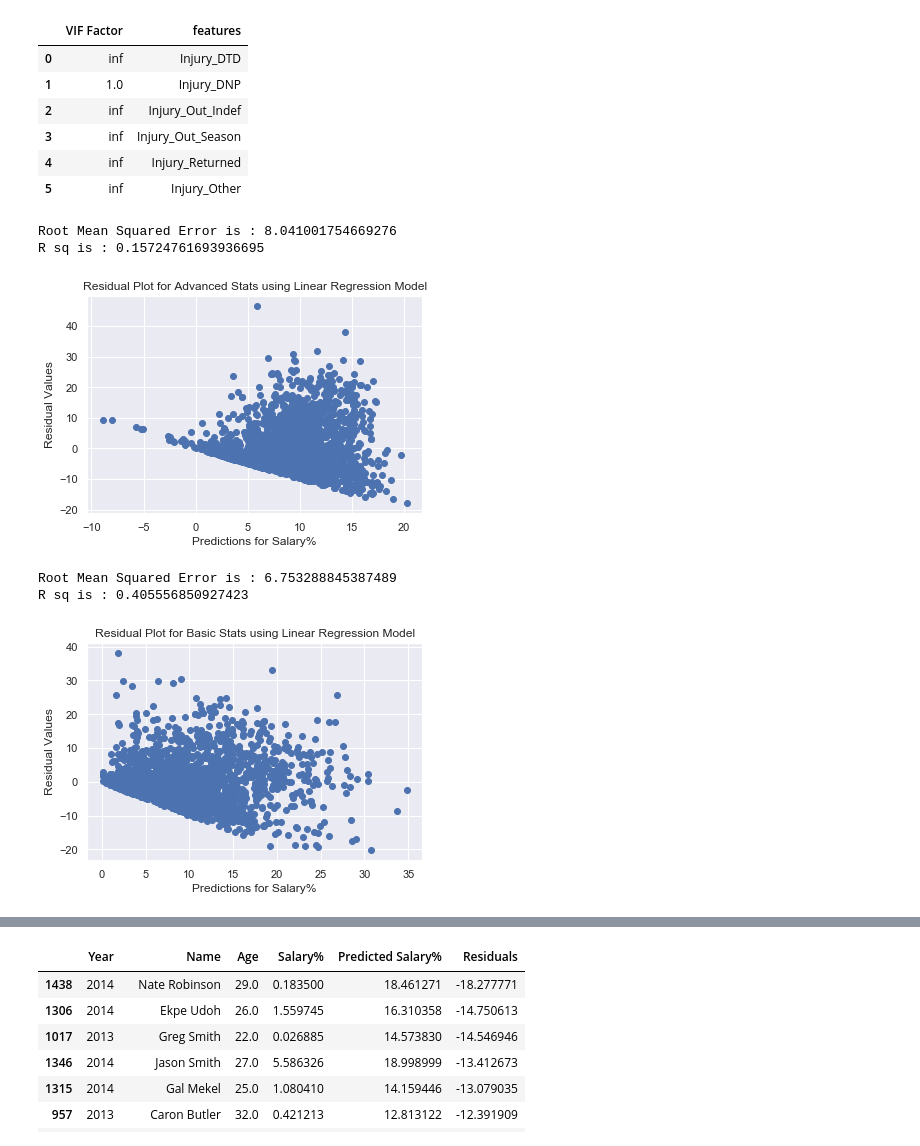
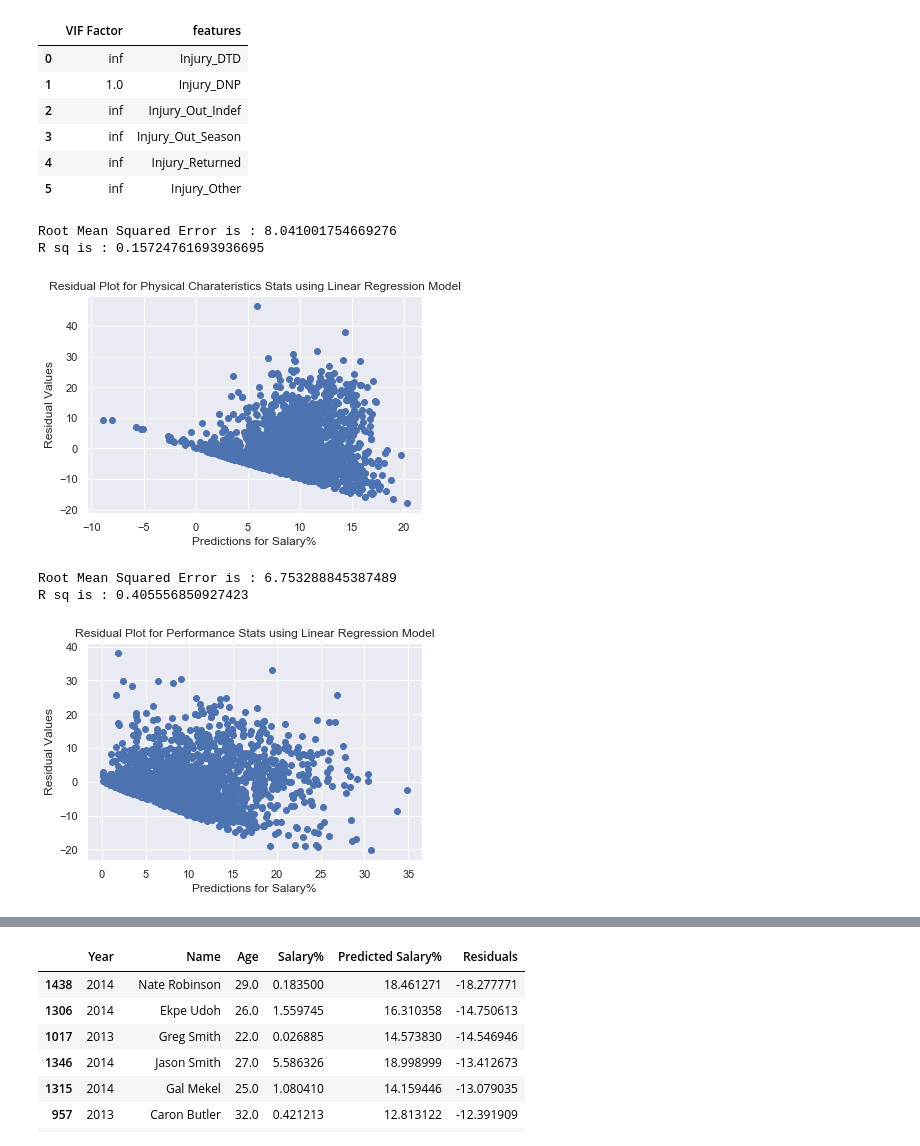
Before and after one commit to xudaiyanzi/NBA_players_salary, a Jupyter notebook: regression/Regression.ipynb, the cells around one changed output, grey strips where cells are left out. Drawn from its saved outputs; the diff is of its cells as text; code cells hidden in the pictures.

```diff
--- a/regression/Regression.ipynb
+++ b/regression/Regression.ipynb
@@ -184,35 +184,35 @@ from sklearn.linear_model import LinearRegression
 
 #target array
 y=stats[['Salary%']]
 
 #PHYSICAL STATS
 linreg = LinearRegression()
 
 #Linear regression on all three subsets of data to see which scores the best
 x_train, x_test, y_train, y_test=train_test_split(phyDF, y, test_size=0.2, random_state=123)
 linreg.fit(x_train, y_train)
 predictions=linreg.predict(x_test)
 
 #cross validate model
 predict = cross_val_predict(linreg, phyDF, y, cv=6)
 
 #get RMSE and R^2 values
 rmse = np.sqrt(mean_squared_error(predict, y))
 score = metrics.r2_score(y, predict)
 print ('Root Mean Squared Error is :', rmse)
 print ('R sq is :', score)
 
 #create residual plot
 residuals = y - predict
 plt.scatter(predict, residuals)
 plt.xlabel('Predictions for Salary%')
 plt.ylabel('Residual Values')
-plt.title('Residual Plot for Advanced Stats using Linear Regression Model')
+plt.title('Residual Plot for Physical Charateristics Stats using Linear Regression Model')
 plt.show()
 # %% [output]
 Root Mean Squared Error is : 8.041001754669276
 R sq is : 0.15724761693936695
-[figure, old version]
+[figure, new version]
 # %%
 #PERFORMANCE STATS
 x_train, x_test, y_train, y_test=train_test_split(performanceDF, y, test_size=0.2, random_state=123)
@@ -233,12 +233,12 @@ residuals = y - predict
 plt.scatter(predict, residuals)
 plt.xlabel('Predictions for Salary%')
 plt.ylabel('Residual Values')
-plt.title('Residual Plot for Basic Stats using Linear Regression Model')
+plt.title('Residual Plot for Performance Stats using Linear Regression Model')
 plt.show()
 # %% [output]
 Root Mean Squared Error is : 6.753288845387489
 R sq is : 0.405556850927423
-[figure, old version]
+[figure, new version]
 # %%
 #INJURY STATS
 x_train, x_test, y_train, y_test=train_test_split(injuryDF, y, test_size=0.2, random_state=123)
```
Also changed, not shown: parts of 1 cell of this notebook.
